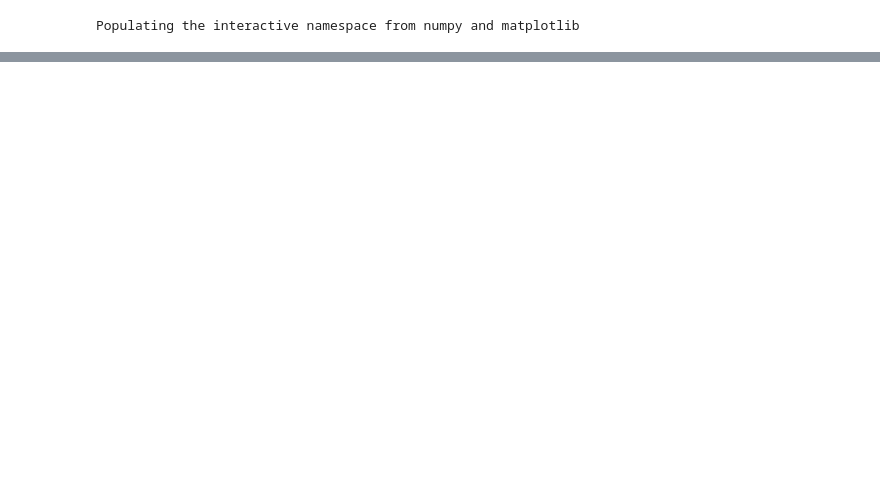
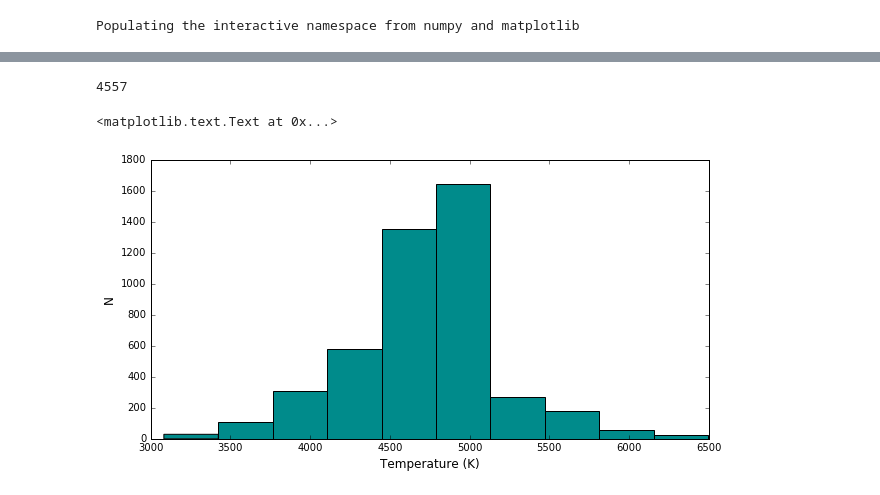
Before and after one commit to blueduck981/ML_experiments, a Jupyter notebook: apogee_ML.ipynb, the cells around one changed output, grey strips where cells are left out. Drawn from its saved outputs; the diff is of its cells as text; code cells hidden in the pictures; blank space fills up the shorter version.

```diff
--- a/apogee_ML.ipynb
+++ b/apogee_ML.ipynb
@@ -149,0 +5,8 @@ clf=KMeans(n_clusters=3)
+# %%
+import numpy as np
+import math
+import matplotlib.pyplot as plt
+import pandas as pd
+import string
+from pylab import rcParams
+rcParams['figure.figsize'] = 10, 5
@@ -149,0 +97,9 @@ clf=KMeans(n_clusters=3)
+# %%
+# "Column2" seems like the more serious issues so let's dump the flagged entries
+#
+#df=df[df.Column1 != 'null']
+df=df[df.Column2 == 'null']
+#how many are left?
+len(df.index)
+# %% [output]
+4557
@@ -149,0 +143,9 @@ clf=KMeans(n_clusters=3)
+# %%
+#check out the stellar temperatures (no bad values)
+df.teff.hist(color='darkcyan')
+grid('off')
+plt.xlabel(r'Temperature (K)',fontsize=12)
+plt.ylabel(r'N',fontsize=12)
+# %% [output]
+<matplotlib.text.Text at 0x...>
+[figure, added]
```
Also changed, not shown: parts of 49 cells of this notebook, 1 other file.
